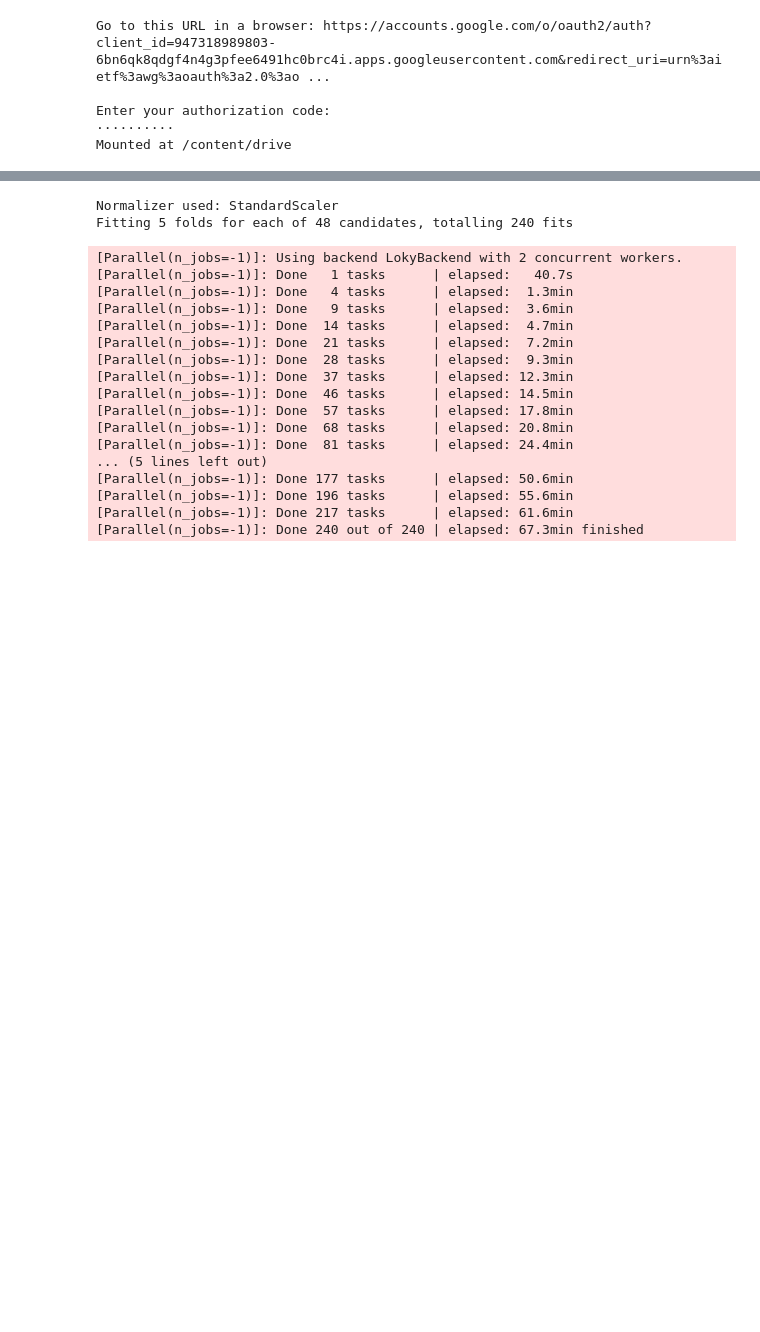
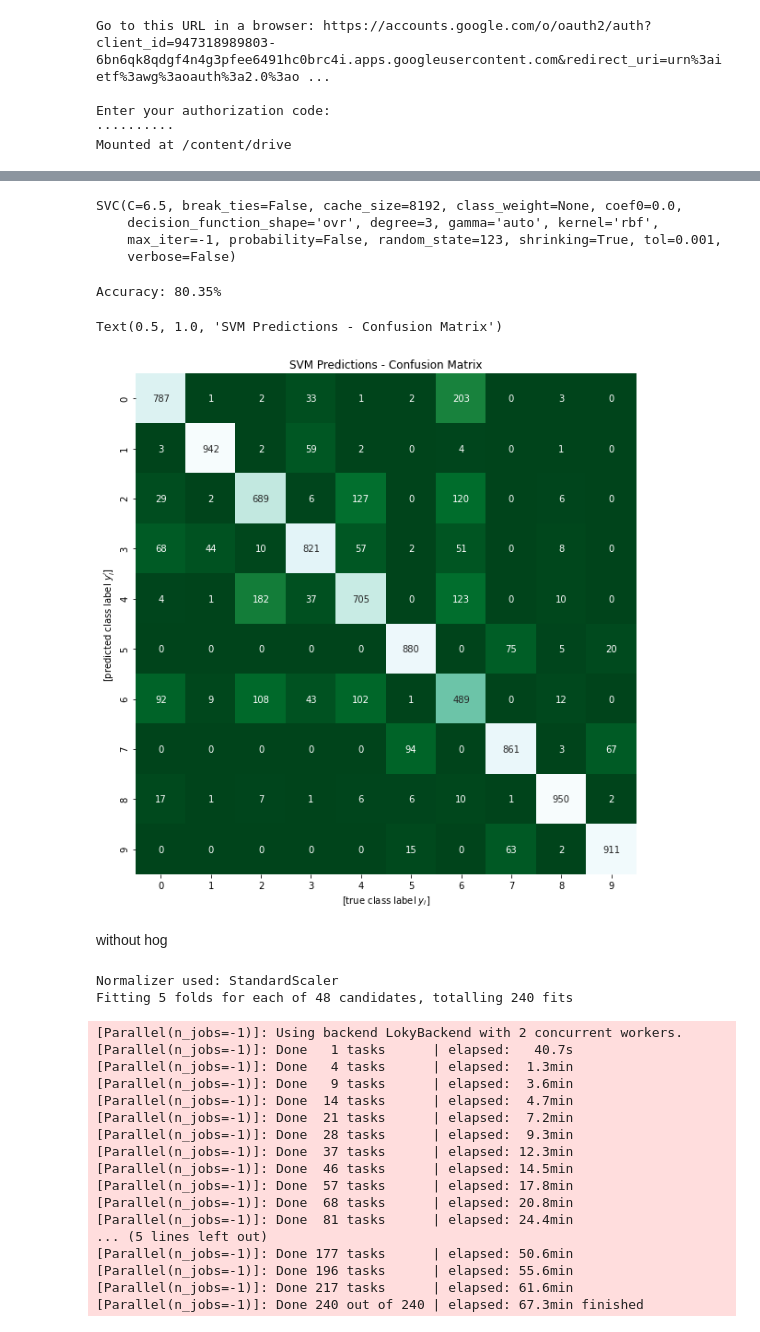
Before and after one commit to don3tan/MLCodingChallenge, a Jupyter notebook: SVM_HOG_Testing_.ipynb, the cells around one changed output, grey strips where cells are left out. Cells and saved outputs as stored; diff of their text form; code cells hidden in the pictures; blank space fills up the shorter version.

```diff
--- a/SVM_HOG_Testing_.ipynb
+++ b/SVM_HOG_Testing_.ipynb
@@ -61,3 +110,53 @@ x_train.shape
+# %%
+#try fitting with the so far proven classifier
+svm = SVC(kernel = 'rbf', C = 6.5, gamma = 'auto', random_state = 123, cache_size = 8192)
+
+svm.fit(x_train_features, y_train)
+# %% [output]
+SVC(C=6.5, break_ties=False, cache_size=8192, class_weight=None, coef0=0.0,
+    decision_function_shape='ovr', degree=3, gamma='auto', kernel='rbf',
+    max_iter=-1, probability=False, random_state=123, shrinking=True, tol=0.001,
+    verbose=False)
+# %%
+prediction = svm.predict(x_test_features)
+# %%
+print('Accuracy: {}%'.format(str(accuracy_score(y_test, prediction) * 100)))
+# %% [output]
+Accuracy: 80.35%
+# %%
+labels_dict = {0: "T-shirt/top",
+               1: "Trouser",
+               2: "Pullover",
+               3: "Dress",
+               4: "Coat",
+               5: "Sandal",
+               6: "Shirt",
+               7: "Sneaker",
+               8: "Bag",
+               9: "Ankle boot"}
+
+from sklearn.metrics import accuracy_score, confusion_matrix
+import matplotlib.pyplot as plt
+import seaborn as sns
+
+matrix = confusion_matrix(y_test, prediction)
+
+plt.figure(figsize=(10, 10))
+
+# plot confusion matrix heatmap
+sns.heatmap(matrix.T, square=True, annot=True, fmt='d', cbar=False, cmap='BuGn_r', xticklabels=labels_dict, yticklabels=labels_dict)
+
+# add plot axis labels
+plt.xlabel('[true class label $y_{i}$]')
+plt.ylabel('[predicted class label $y_{i}\'$]')
+
+# add plot title
+plt.title('SVM Predictions - Confusion Matrix')
+# %% [output]
+Text(0.5, 1.0, 'SVM Predictions - Confusion Matrix')
+[figure, added]
+# %% [markdown]
+without hog
 # %%
 #Finding the best possible combination of everything
 
```
Also changed, not shown: parts of 14 cells of this notebook.
